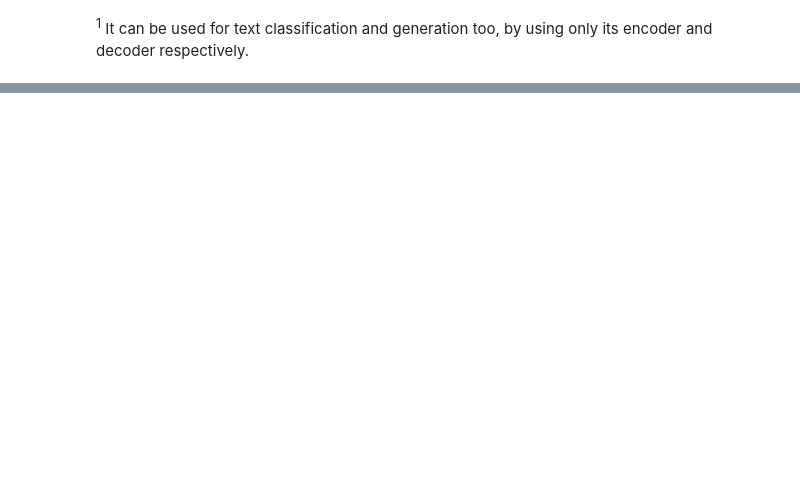
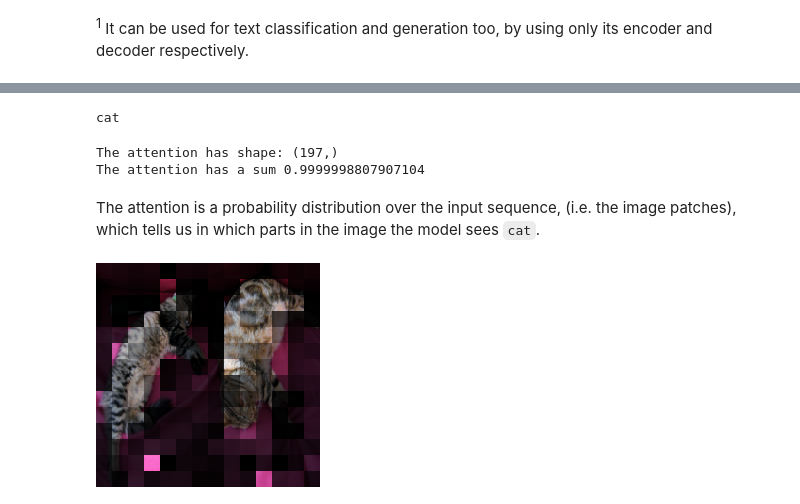
Before and after one commit to ydshieh/notebooks, a Jupyter notebook: vision_encoder_decoder_blog.ipynb, the cells around one changed output, grey strips where cells are left out. Saved outputs shown, nothing was run; the diff lists cells and outputs as text; code cells hidden in the pictures; blank space fills up the shorter version.

```diff
--- a/vision_encoder_decoder_blog.ipynb
+++ b/vision_encoder_decoder_blog.ipynb
@@ -61,0 +597,12 @@ model = EncoderDecoderModel.from_encoder_decoder_pretrained("bert-base-uncased",
+# %%
+def get_attentions(generations, position_idx, decoder_layer_idx=-1, beam_idx=0):
+
+    num_heads = generations["cross_attentions"][position_idx][decoder_layer_idx].shape[1]
+
+    attentions = []
+    for head_idx in range(num_heads):
+        attentions.append(generations["cross_attentions"][position_idx][decoder_layer_idx][beam_idx][head_idx][-1].numpy())
+
+    average_attentions = np.mean(attentions, axis=0)
+
+    return average_attentions, tuple(attentions)
@@ -61,0 +613,18 @@ model = EncoderDecoderModel.from_encoder_decoder_pretrained("bert-base-uncased",
+# %%
+position_idx = 2
+print(predicted_tokens[0][position_idx].replace("Ġ", ""))
+# %% [output]
+cat
+# %%
+attentions, _ = get_attentions(
+    generations,
+    position_idx=position_idx,
+)
+
+print(f"The attention has shape: {attentions.shape}")
+print(f"The attention has a sum {np.sum(attentions)}")
+# %% [output]
+The attention has shape: (197,)
+The attention has a sum 0.9999998807907104
+# %% [markdown]
+The attention is a probability distribution over the input sequence, (i.e. the image patches), which tells us in which parts in the image the model sees `cat`.
@@ -61,0 +684,6 @@ model = EncoderDecoderModel.from_encoder_decoder_pretrained("bert-base-uncased",
+# %%
+patched_img, heatmap, superimposed_img = get_visualizations(image, patches, attentions, feature_extractor.size)
+# %%
+patched_img
+# %% [output]
+[figure, added]
```
Also changed, not shown: parts of 59 cells of this notebook.
